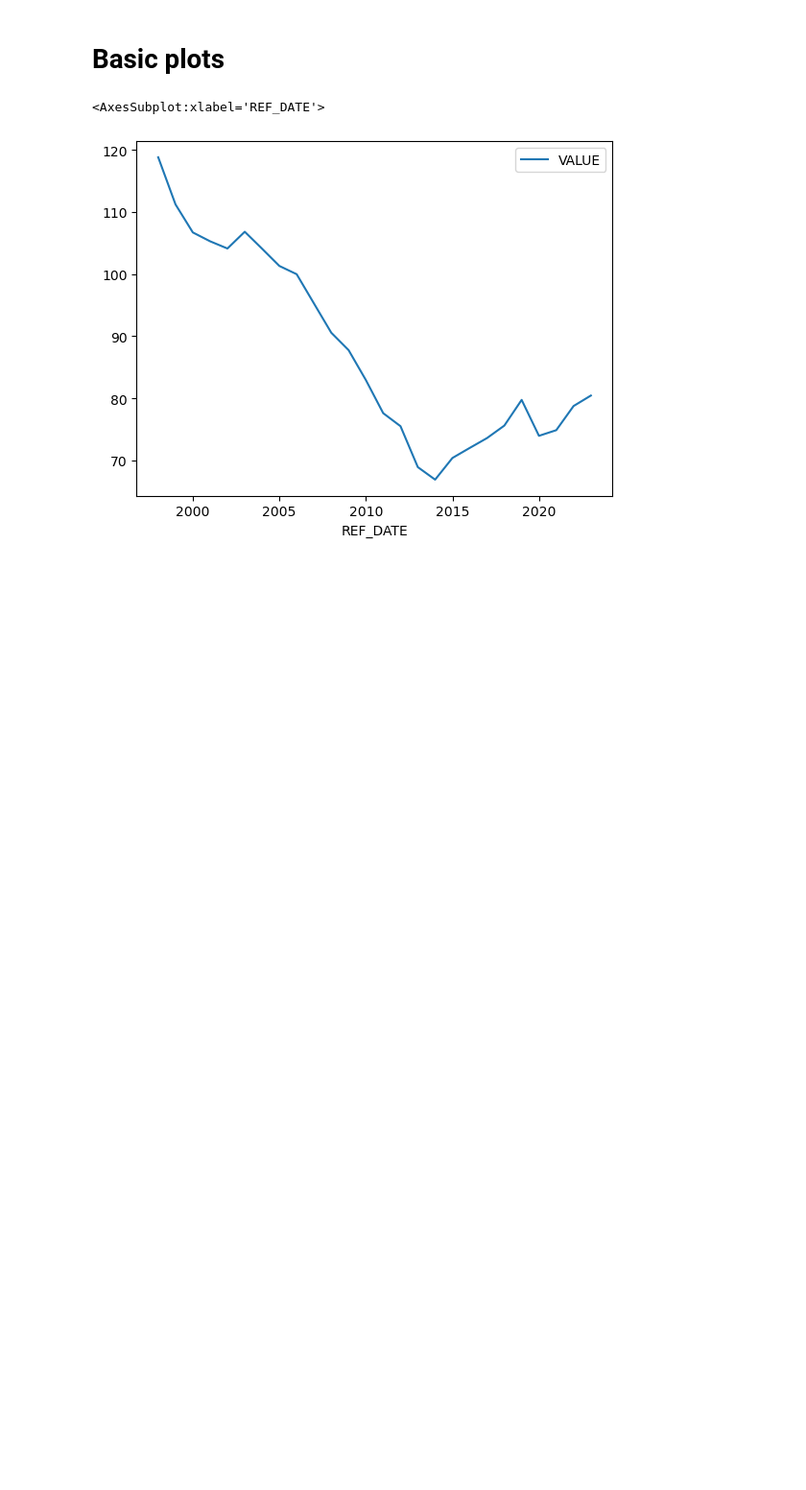
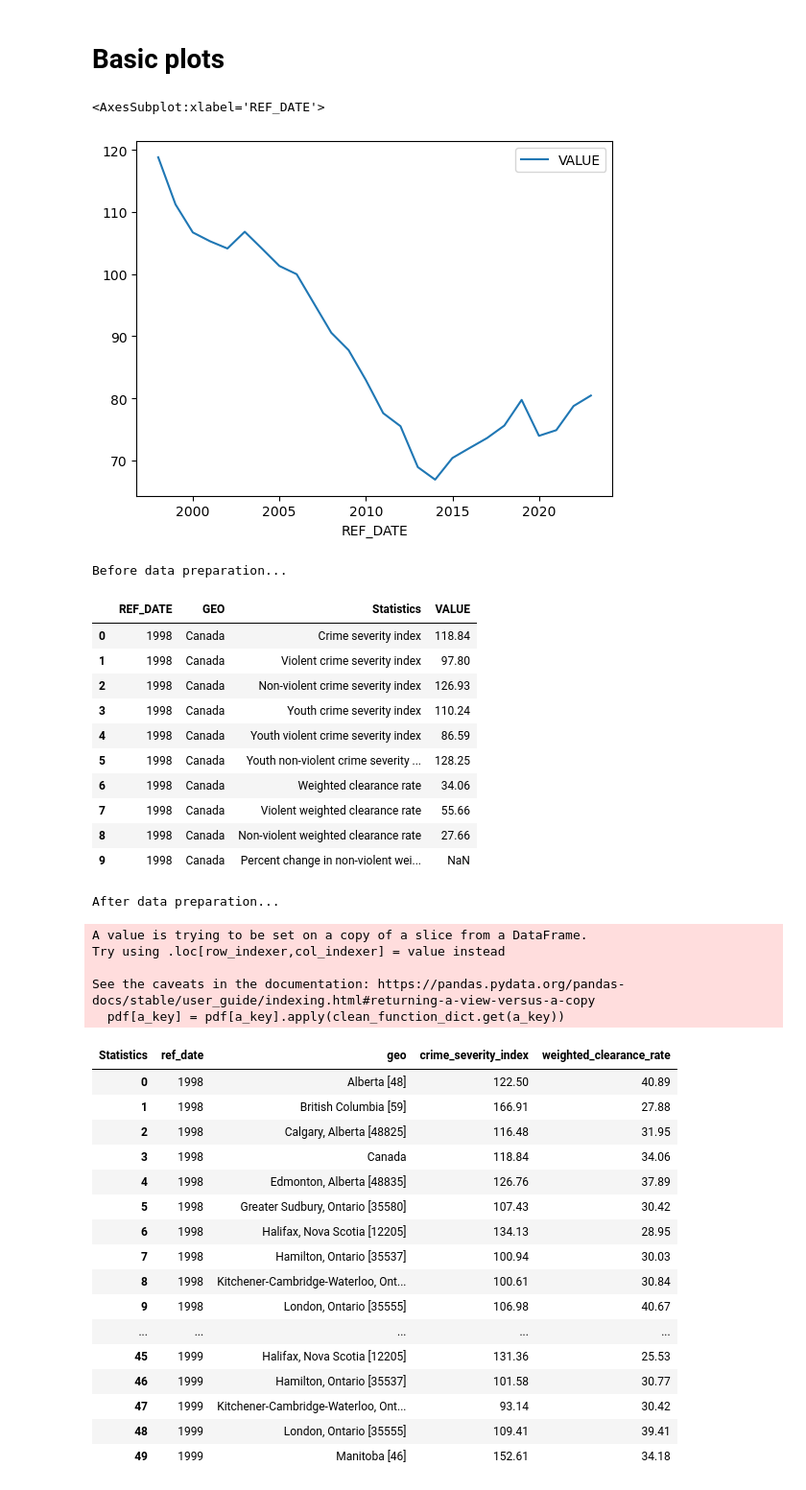
Before and after one commit to puthencanam-rohan/canada_crime, a Jupyter notebook: D001_crime_severity_data.ipynb, the cells around one changed output. Shown at 96% size. Saved outputs shown, nothing was run; the diff lists cells and outputs as text; code cells hidden in the pictures; blank space fills up the shorter version.

Commit message:
Added basic data processing for CSI data

```diff
--- a/D001_crime_severity_data.ipynb
+++ b/D001_crime_severity_data.ipynb
@@ -93,3 +93,74 @@ pdf.plot()
 # %% [output]
 <AxesSubplot:xlabel='REF_DATE'>
 [figure]
+# %%
+def clean_statistics_column(x):
+    """
+    This function will clean the 'Statistics' column
+    by replacing spaces with underscore
+    and lower-casing values.
+    """
+    return (x.replace(' ', '_')
+            .lower()
+    )
+
+# These are the values we will filter on under Statistics
+values_of_interest = [
+    'Crime severity index',
+    'Weighted clearance rate',
+]
+
+# These are the only columns we will keep going forward
+columns_of_interest = [
+    'REF_DATE',
+    'GEO',
+    'Statistics',
+    'VALUE'
+]
+# %%
+params_prepare_crime_severity_data = {
+    'dataframe': df,
+    'values_of_interest': values_of_interest,
+    'select_columns': columns_of_interest,
+    'clean_function_dict': {
+        'Statistics': clean_statistics_column,
+    }
+}
+
+status_pcsd = cs.prepare_crime_severity_data(params_prepare_crime_severity_data)
+# %% [output]
+Before data preparation...
+|  | REF_DATE | GEO | Statistics | VALUE |
+| 0 | 1998 | Canada | Crime severity index | 118.84 |
+| 1 | 1998 | Canada | Violent crime severity index | 97.80 |
+| 2 | 1998 | Canada | Non-violent crime severity index | 126.93 |
+| 3 | 1998 | Canada | Youth crime severity index | 110.24 |
+| 4 | 1998 | Canada | Youth violent crime severity index | 86.59 |
+| 5 | 1998 | Canada | Youth non-violent crime severity ... | 128.25 |
+| 6 | 1998 | Canada | Weighted clearance rate | 34.06 |
+| 7 | 1998 | Canada | Violent weighted clearance rate | 55.66 |
+| 8 | 1998 | Canada | Non-violent weighted clearance rate | 27.66 |
+| 9 | 1998 | Canada | Percent change in non-violent wei... | NaN |
+After data preparation...
+A value is trying to be set on a copy of a slice from a DataFrame.
+Try using .loc[row_indexer,col_indexer] = value instead
+
+See the caveats in the documentation: https://pandas.pydata.org/pandas-docs/stable/user_guide/indexing.html#returning-a-view-versus-a-copy
+  pdf[a_key] = pdf[a_key].apply(clean_function_dict.get(a_key))
+| Statistics | ref_date | geo | crime_severity_index | weighted_clearance_rate |
+| 0 | 1998 | Alberta [48] | 122.50 | 40.89 |
+| 1 | 1998 | British Columbia [59] | 166.91 | 27.88 |
+| 2 | 1998 | Calgary, Alberta [48825] | 116.48 | 31.95 |
+| 3 | 1998 | Canada | 118.84 | 34.06 |
+| 4 | 1998 | Edmonton, Alberta [48835] | 126.76 | 37.89 |
+| 5 | 1998 | Greater Sudbury, Ontario [35580] | 107.43 | 30.42 |
+| 6 | 1998 | Halifax, Nova Scotia [12205] | 134.13 | 28.95 |
+| 7 | 1998 | Hamilton, Ontario [35537] | 100.94 | 30.03 |
+| 8 | 1998 | Kitchener-Cambridge-Waterloo, Ont... | 100.61 | 30.84 |
+| 9 | 1998 | London, Ontario [35555] | 106.98 | 40.67 |
+| ... | ... | ... | ... | ... |
+| 45 | 1999 | Halifax, Nova Scotia [12205] | 131.36 | 25.53 |
+| 46 | 1999 | Hamilton, Ontario [35537] | 101.58 | 30.77 |
+| 47 | 1999 | Kitchener-Cambridge-Waterloo, Ont... | 93.14 | 30.42 |
+| 48 | 1999 | London, Ontario [35555] | 109.41 | 39.41 |
+| 49 | 1999 | Manitoba [46] | 152.61 | 34.18 |
```
Also changed, not shown: parts of 1 cell of this notebook, 1 other file.
